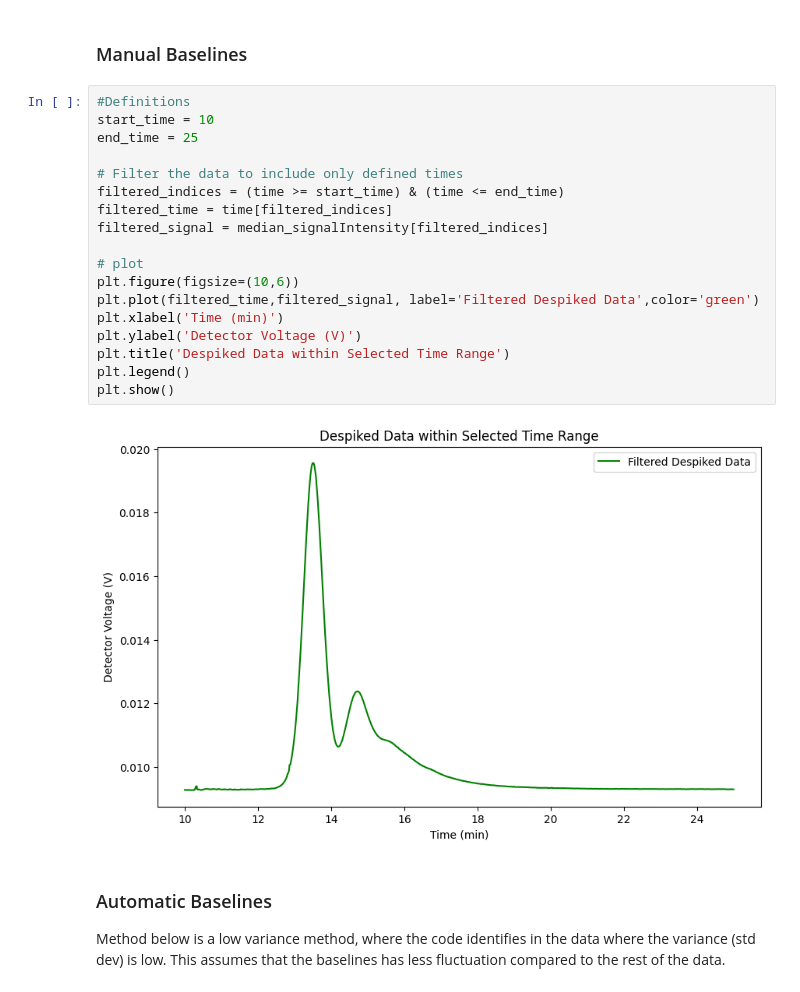
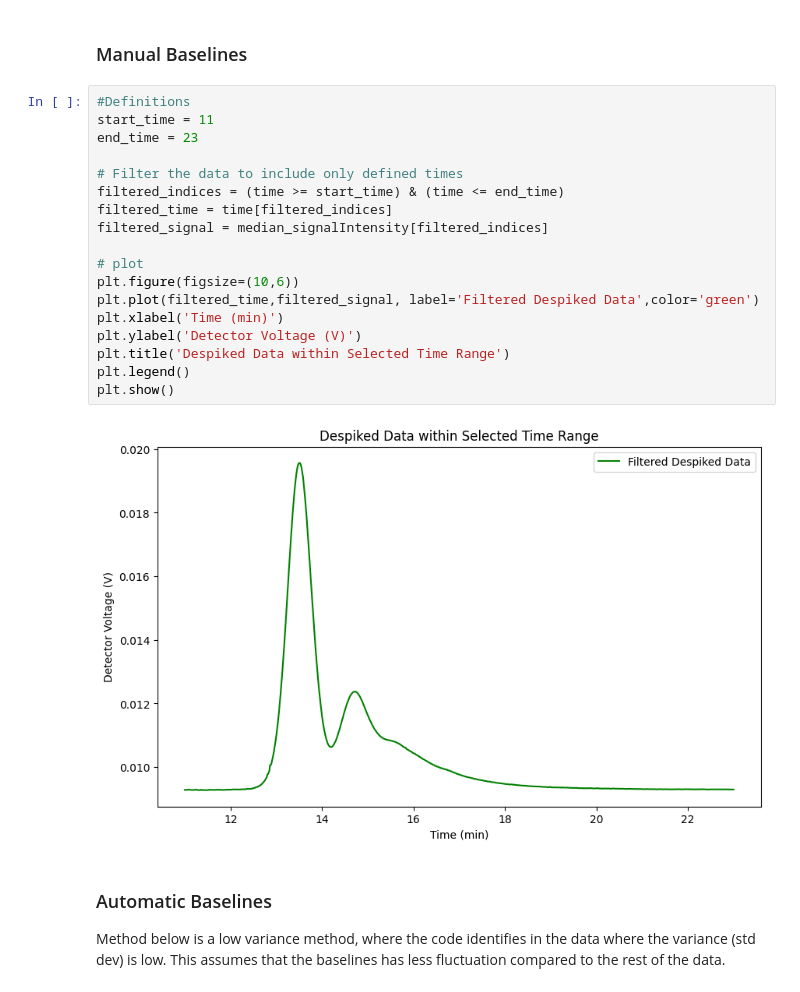
Before and after one commit to CheffySins/NMI-Placement-2024, a Jupyter notebook: Notebooks/NMI - Working Notebook.ipynb, the cells around one changed output. Cells and saved outputs as stored; diff of their text form.

```diff
--- a/Notebooks/NMI - Practical Notebook.ipynb
+++ b/Notebooks/NMI - Working Notebook.ipynb
@@ -148,24 +146,24 @@ plt.show()
 ### Manual Baselines
 # %%
 #Definitions
-start_time = 10
-end_time = 25
+start_time = 11
+end_time = 23
 
 # Filter the data to include only defined times
 filtered_indices = (time >= start_time) & (time <= end_time)
 filtered_time = time[filtered_indices]
 filtered_signal = median_signalIntensity[filtered_indices]
 
 # plot
 plt.figure(figsize=(10,6))
 plt.plot(filtered_time,filtered_signal, label='Filtered Despiked Data',color='green')
 plt.xlabel('Time (min)')
 plt.ylabel('Detector Voltage (V)')
 plt.title('Despiked Data within Selected Time Range')
 plt.legend()
 plt.show()
 # %% [output]
-[figure, old version]
+[figure, new version]
 # %% [markdown]
 ### Automatic Baselines
 Method below is a low variance method, where the code identifies in the data where the variance (std dev) is low. This assumes that the baselines has less fluctuation compared to the rest of the data.
```
Also changed, not shown: parts of 34 cells of this notebook, 4 other files.
